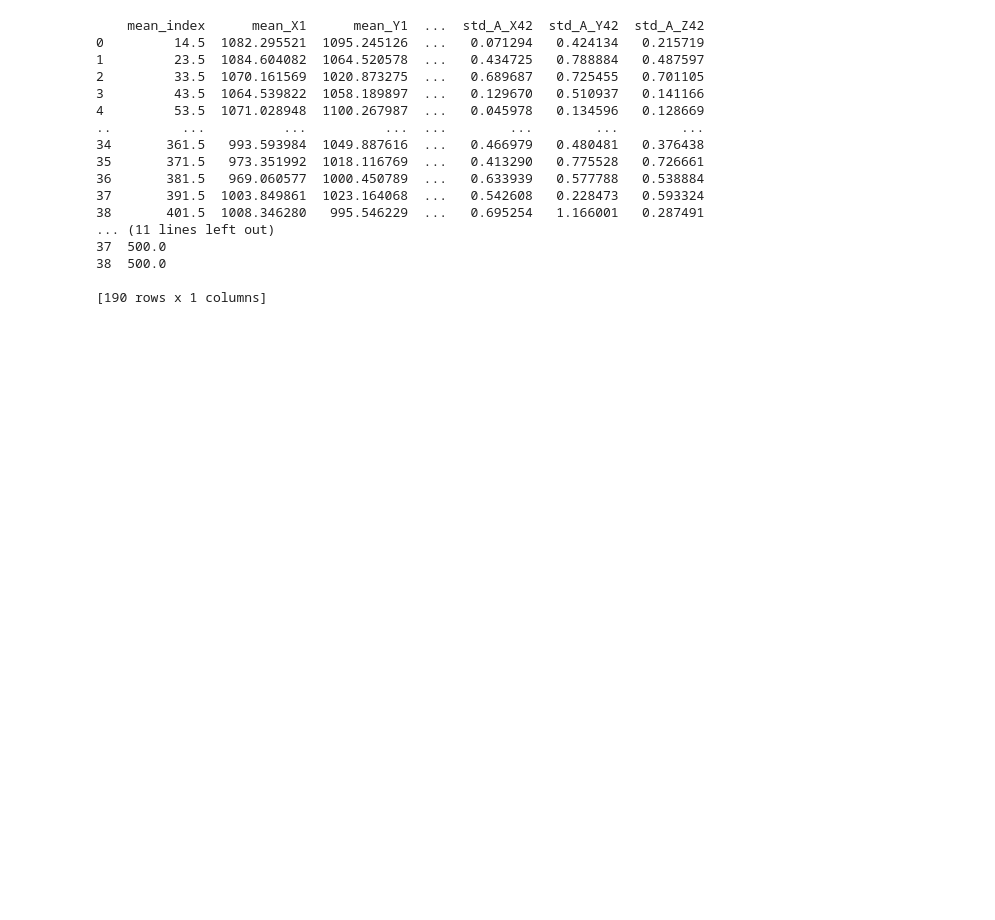
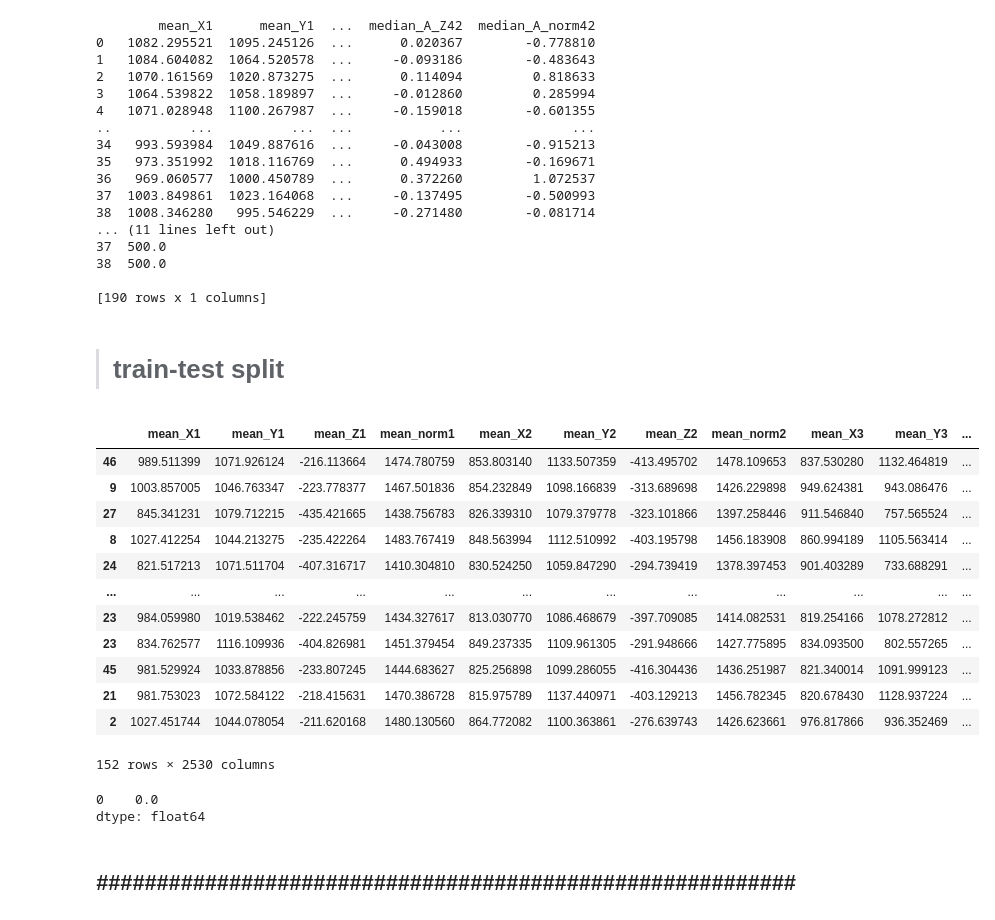
Before and after one commit to idan424/Comp.Learning_Neuro, a Jupyter notebook: Project.ipynb, the cells around one changed output. Cells and saved outputs as stored; diff of their text form; code cells hidden in the pictures; blank space fills up the shorter version.

```diff
--- a/Project.ipynb
+++ b/Project.ipynb
@@ -28,6 +31,14 @@ def load_data(f):
     _data.reset_index(inplace=True)
     labels = pd.DataFrame(np.ones(len(_data)-2)*int(f[4:7]))
     return _data, labels
+
+def add_norm(_data):
+
+    for n in range(1,len(_data.columns)//3+1):
+        R_data = np.linalg.norm(_data[[f"X{n}",f"Y{n}",f"Z{n}"]].values,axis=1)
+        _data.insert(n*4+1,f'norm{n}',R_data)
+
+    return _data
 
 def add_av(_data):
     v_data = _data.copy().drop('Time', axis=1).diff()
@@ -47,18 +58,23 @@ def extract_features(seg_list):
     return data
 
 def segment_processing(_seg): #TODO: process a segment and concat results to the series
-    seg = _seg.drop('Time', axis=1)
+    seg = _seg.drop(['Time','index'], axis=1)
 
     mean_data = seg.mean().rename({n:f'mean_{n}'for n in seg.columns})
     std_data = seg.std().rename({n:f'std_{n}'for n in seg.columns})
+    max_data = seg.max().rename({n:f'max_{n}'for n in seg.columns})
+    min_data = seg.min().rename({n:f'min_{n}'for n in seg.columns})
+    median_data = seg.median().rename({n:f'median_{n}'for n in seg.columns})
 
     # פה צריך לחשוב על עוד פיצ'רים שאנחנו רוצים להכניס לשם
 
-    return mean_data.append(std_data)  # returns a pd.Series()
+    return mean_data.append([std_data,max_data,min_data,median_data])  # returns a pd.Series()
+
 
 
 def process_file(f):
     X,y = load_data(f)
+    X = add_norm(X)
     X = add_av(X)
     segments, y = divide_dataset(X, y)
     X = extract_features(segments)
@@ -70,23 +86,54 @@ Xy = [process_file(f) for f in files]
 Xy = list(zip(*Xy))  # this flip the tuple axis order
 
 X, y = pd.concat(Xy[0]), pd.concat(Xy[1])
+
+print(X,y)
 # %% [output]
-    mean_index      mean_X1      mean_Y1  ...  std_A_X42  std_A_Y42  std_A_Z42
-0         14.5  1082.295521  1095.245126  ...   0.071294   0.424134   0.215719
-1         23.5  1084.604082  1064.520578  ...   0.434725   0.788884   0.487597
-2         33.5  1070.161569  1020.873275  ...   0.689687   0.725455   0.701105
-3         43.5  1064.539822  1058.189897  ...   0.129670   0.510937   0.141166
-4         53.5  1071.028948  1100.267987  ...   0.045978   0.134596   0.128669
-..         ...          ...          ...  ...        ...        ...        ...
-34       361.5   993.593984  1049.887616  ...   0.466979   0.480481   0.376438
-35       371.5   973.351992  1018.116769  ...   0.413290   0.775528   0.726661
-36       381.5   969.060577  1000.450789  ...   0.633939   0.577788   0.538884
-37       391.5  1003.849861  1023.164068  ...   0.542608   0.228473   0.593324
-38       401.5  1008.346280   995.546229  ...   0.695254   1.166001   0.287491
+        mean_X1      mean_Y1  ...  median_A_Z42  median_A_norm42
+0   1082.295521  1095.245126  ...      0.020367        -0.778810
+1   1084.604082  1064.520578  ...     -0.093186        -0.483643
+2   1070.161569  1020.873275  ...      0.114094         0.818633
+3   1064.539822  1058.189897  ...     -0.012860         0.285994
+4   1071.028948  1100.267987  ...     -0.159018        -0.601355
+..          ...          ...  ...           ...              ...
+34   993.593984  1049.887616  ...     -0.043008        -0.915213
+35   973.351992  1018.116769  ...      0.494933        -0.169671
+36   969.060577  1000.450789  ...      0.372260         1.072537
+37  1003.849861  1023.164068  ...     -0.137495        -0.500993
+38  1008.346280   995.546229  ...     -0.271480        -0.081714
 ... (11 lines left out)
 37  500.0
 38  500.0
 
 [190 rows x 1 columns]
+# %% [markdown]
+> # train-test split
+# %%
+X_train, X_test, y_train, y_test = train_test_split(X,y,test_size = 0.2)
+# %% [output]
+|  | mean_X1 | mean_Y1 | mean_Z1 | mean_norm1 | mean_X2 | mean_Y2 | mean_Z2 | mean_norm2 | mean_X3 | mean_Y3 | ... |
+| 46 | 989.511399 | 1071.926124 | -216.113664 | 1474.780759 | 853.803140 | 1133.507359 | -413.495702 | 1478.109653 | 837.530280 | 1132.464819 | ... |
+| 9 | 1003.857005 | 1046.763347 | -223.778377 | 1467.501836 | 854.232849 | 1098.166839 | -313.689698 | 1426.229898 | 949.624381 | 943.086476 | ... |
+| 27 | 845.341231 | 1079.712215 | -435.421665 | 1438.756783 | 826.339310 | 1079.379778 | -323.101866 | 1397.258446 | 911.546840 | 757.565524 | ... |
+| 8 | 1027.412254 | 1044.213275 | -235.422264 | 1483.767419 | 848.563994 | 1112.510992 | -403.195798 | 1456.183908 | 860.994189 | 1105.563414 | ... |
+| 24 | 821.517213 | 1071.511704 | -407.316717 | 1410.304810 | 830.524250 | 1059.847290 | -294.739419 | 1378.397453 | 901.403289 | 733.688291 | ... |
+| ... | ... | ... | ... | ... | ... | ... | ... | ... | ... | ... | ... |
+| 23 | 984.059980 | 1019.538462 | -222.245759 | 1434.327617 | 813.030770 | 1086.468679 | -397.709085 | 1414.082531 | 819.254166 | 1078.272812 | ... |
+| 23 | 834.762577 | 1116.109936 | -404.826981 | 1451.379454 | 849.237335 | 1109.961305 | -291.948666 | 1427.775895 | 834.093500 | 802.557265 | ... |
+| 45 | 981.529924 | 1033.878856 | -233.807245 | 1444.683627 | 825.256898 | 1099.286055 | -416.304436 | 1436.251987 | 821.340014 | 1091.999123 | ... |
+| 21 | 981.753023 | 1072.584122 | -218.415631 | 1470.386728 | 815.975789 | 1137.440971 | -403.129213 | 1456.782345 | 820.678430 | 1128.937224 | ... |
+| 2 | 1027.451744 | 1044.078054 | -211.620168 | 1480.130560 | 864.772082 | 1100.363861 | -276.639743 | 1426.623661 | 976.817866 | 936.352469 | ... |
+152 rows × 2530 columns
+# %%
+knn = KNeighborsClassifier(n_neighbors=1)
+_ = knn.fit(X_train, y_train)
+y_predicted = knn.predict(X_test)
+y_predicted = pd.DataFrame(data=y_predicted,index = y_test.index)
+
+misclassification_rate = np.mean(y_predicted != y_test) * 100
+misclassification_rate
+# %% [output]
+0    0.0
+dtype: float64
 # %% [markdown]
-## ##########################################################
+## _##########################################################_
```
Also changed, not shown: parts of 3 cells of this notebook.
